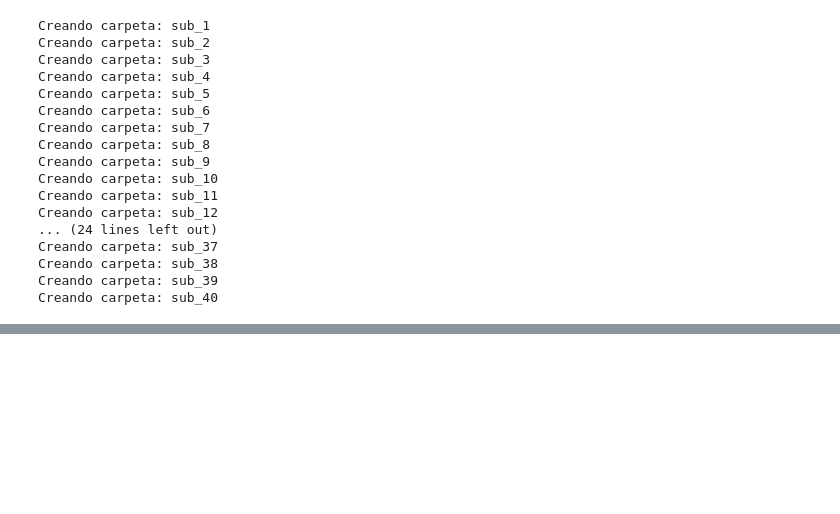
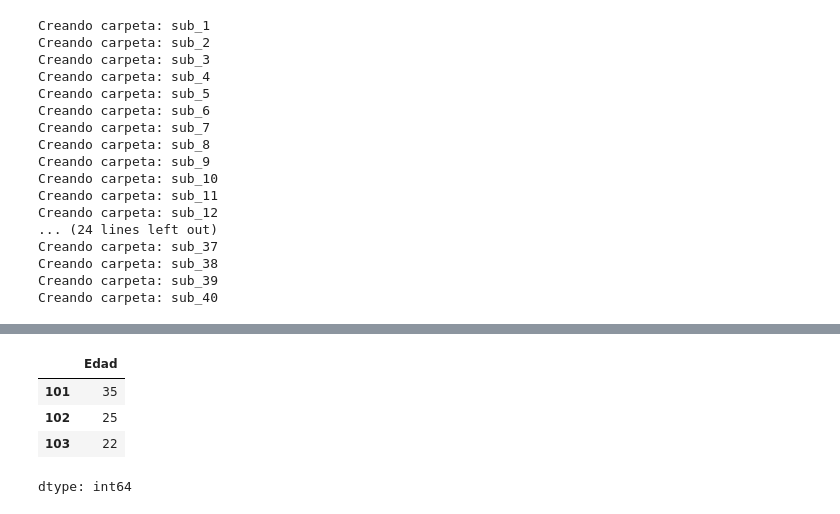
Before and after one commit to asegura4488/EDCO_IntroCienciaDatos, a Jupyter notebook: Semana2/Sesion3.ipynb, the cells around one changed output, grey strips where cells are left out. Cells and saved outputs as stored; diff of their text form; code cells hidden in the pictures; blank space fills up the shorter version.

```diff
--- a/Semana2/Sesion3.ipynb
+++ b/Semana2/Sesion3.ipynb
@@ -88,0 +89,9 @@ df
+# %%
+# Elegir una columna de los datos
+df['Edad']
+# %% [output]
+|  | Edad |
+| 101 | 35 |
+| 102 | 25 |
+| 103 | 22 |
+dtype: int64
```
Also changed, not shown: parts of 6 cells of this notebook.
